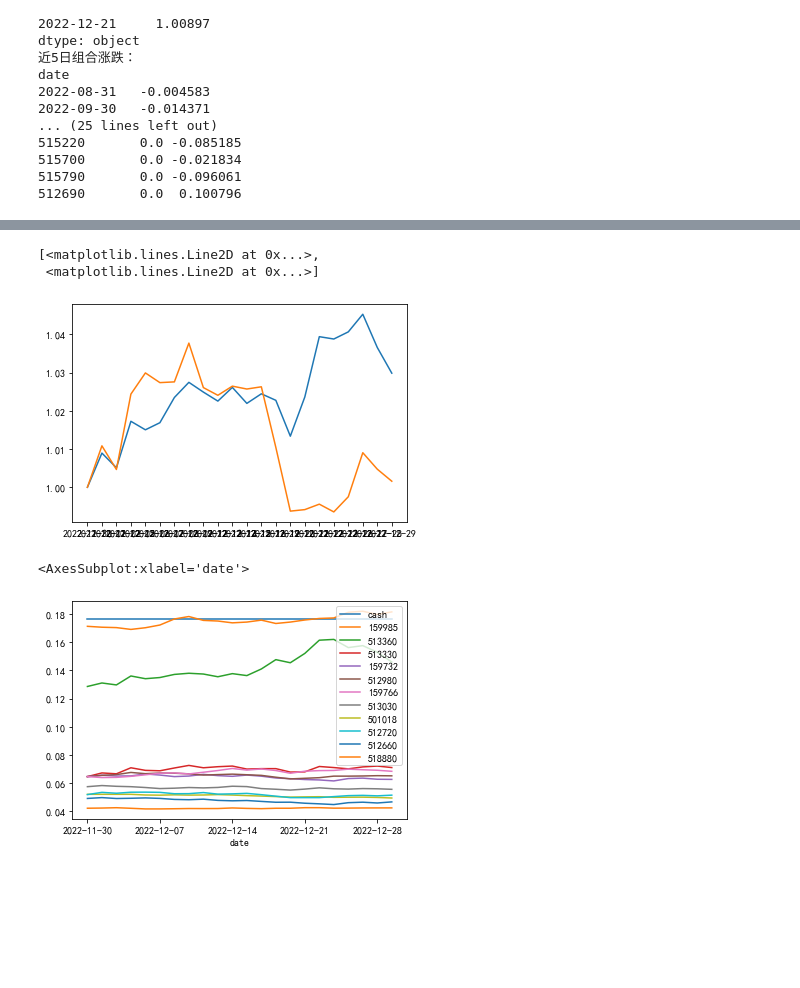
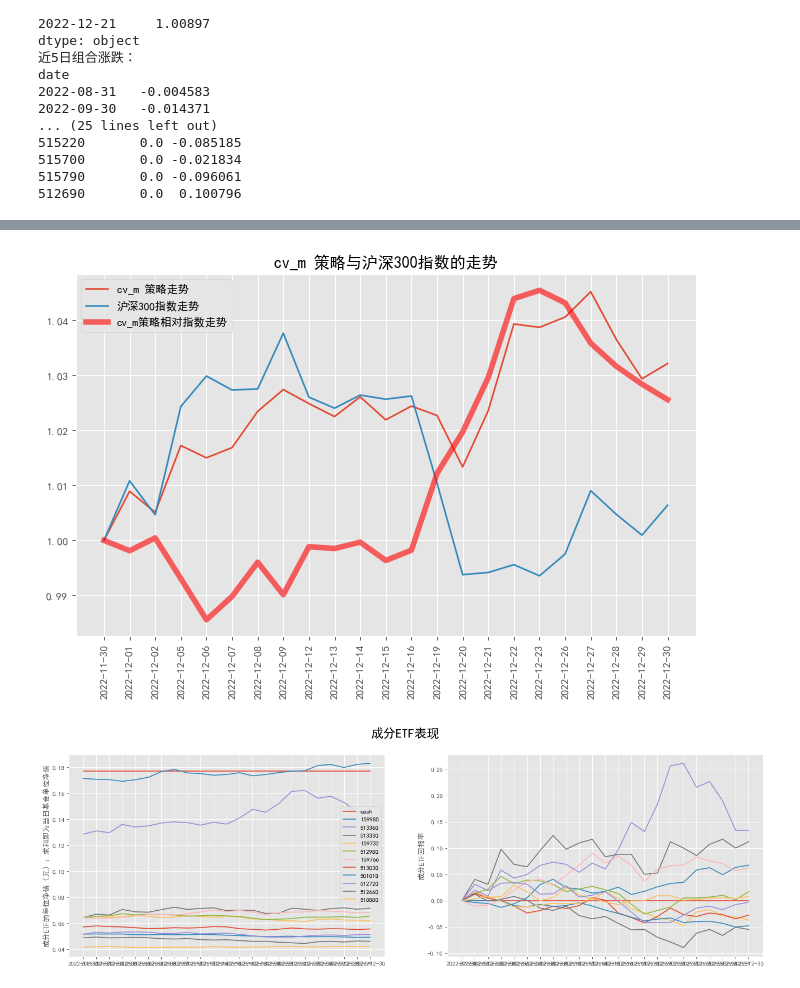
Before and after one commit to jwli601/stocks_stories, a Jupyter notebook: cv_strategy_intro.ipynb, the cells around one changed output, grey strips where cells are left out. Cells and saved outputs as stored; diff of their text form; code cells hidden in the pictures; blank space fills up the shorter version.

```diff
--- a/cv_strategy_intro.ipynb
+++ b/cv_strategy_intro.ipynb
@@ -402,12 +400,30 @@ dfs=dfs/dfs.iloc[0]
 # %%
 from matplotlib import pyplot as plt
-plt.plot(dfs)
+plt.style.use('ggplot')
+plt.figure(figsize=[10,6],dpi=80)
+plt.title('cv_m 策略与沪深300指数的走势')
+plt.plot(dfs.cv_m,label='cv_m 策略走势')
+plt.plot(dfs.hs300,label='沪深300指数走势')
+plt.plot(dfs.cv_m/dfs.hs300,lw=5,alpha=0.6,color='red',label='cv_m策略相对指数走势')
+plt.xticks(dfs.index,rotation=90)
+plt.legend()
+plt.show()
 # %% [output]
-[<matplotlib.lines.Line2D at 0x...>,
- <matplotlib.lines.Line2D at 0x...>]
-[figure, old version]
+[figure, new version]
-# %%
-df.T.sort_values('2022-11-30',ascending=False).iloc[:12].T.plot()
-# %% [output]
-<AxesSubplot:xlabel='date'>
-[figure, removed]
+# %%
+pt = df.T.sort_values('2022-11-30',ascending=False).iloc[:12].T
+fig = plt.figure(figsize=[20,6],dpi=80)
+ax1 = plt.subplot(121)
+ax1.set_ylabel('成分ETF的单位净值（元）：求和即为当日基金单位净值')
+for i in pt.columns:
+    ax1.plot(pt[i],label=i)
+
+ax1.legend()
+ax2=plt.subplot(122)
+ax2.plot((pt/pt.iloc[0])-1)
+ax2.set_ylabel('成分ETF回报率')
+
+fig.suptitle('成分ETF表现',fontsize=20)
+plt.show()
+# %% [output]
+[figure, added]
```
Also changed, not shown: parts of 6 cells of this notebook.
